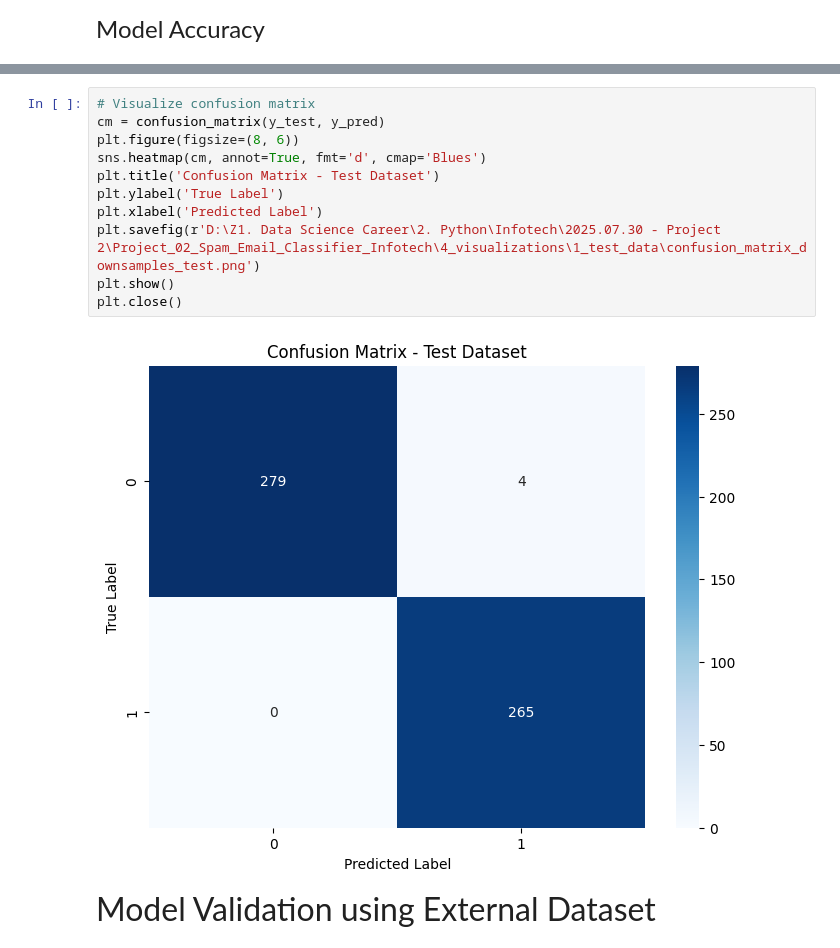
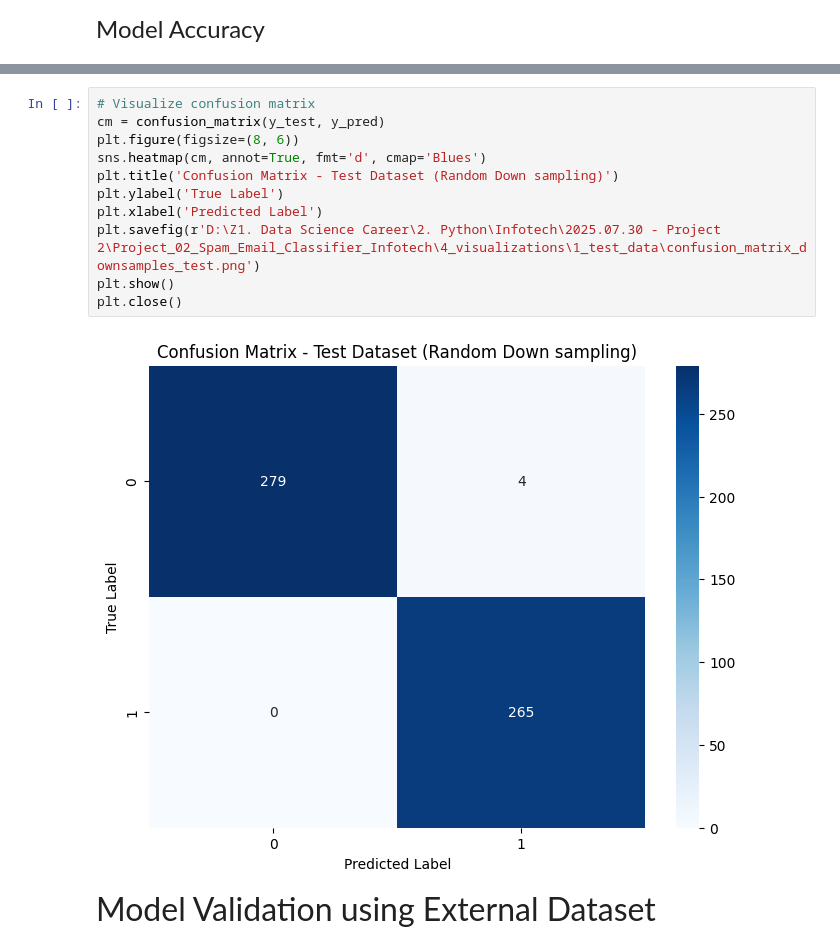
Before and after one commit to ThilinaPerera-DataAnalytics/Project_02_Spam_Email_Classifier_Infotech, a Jupyter notebook: 2_notebooks/project_02_spam_email-classifier_F_downsampled.ipynb, the cells around one changed output, grey strips where cells are left out. Drawn from its saved outputs; the diff is of its cells as text.

```diff
--- a/2_notebooks/project_02_spam_email-classifier_F_downsampled.ipynb
+++ b/2_notebooks/project_02_spam_email-classifier_F_downsampled.ipynb
@@ -281,16 +294,16 @@ F1-Score: 0.9925093632958801
 # %%
 # Visualize confusion matrix
 cm = confusion_matrix(y_test, y_pred)
 plt.figure(figsize=(8, 6))
 sns.heatmap(cm, annot=True, fmt='d', cmap='Blues')
-plt.title('Confusion Matrix - Test Dataset')
+plt.title('Confusion Matrix - Test Dataset (Random Down sampling)')
 plt.ylabel('True Label')
 plt.xlabel('Predicted Label')
 plt.savefig(r'D:\Z1. Data Science Career\2. Python\Infotech\2025.07.30 - Project 2\Project_02_Spam_Email_Classifier_Infotech\4_visualizations\1_test_data\confusion_matrix_downsamples_test.png')
 plt.show()
 plt.close()
 # %% [output]
-[figure, old version]
+[figure, new version]
 # %% [markdown]
 <font size='6'>Model Validation using External Dataset</font>
 # %% [markdown]
```
Also changed, not shown: parts of 9 cells of this notebook, 8 other files.
